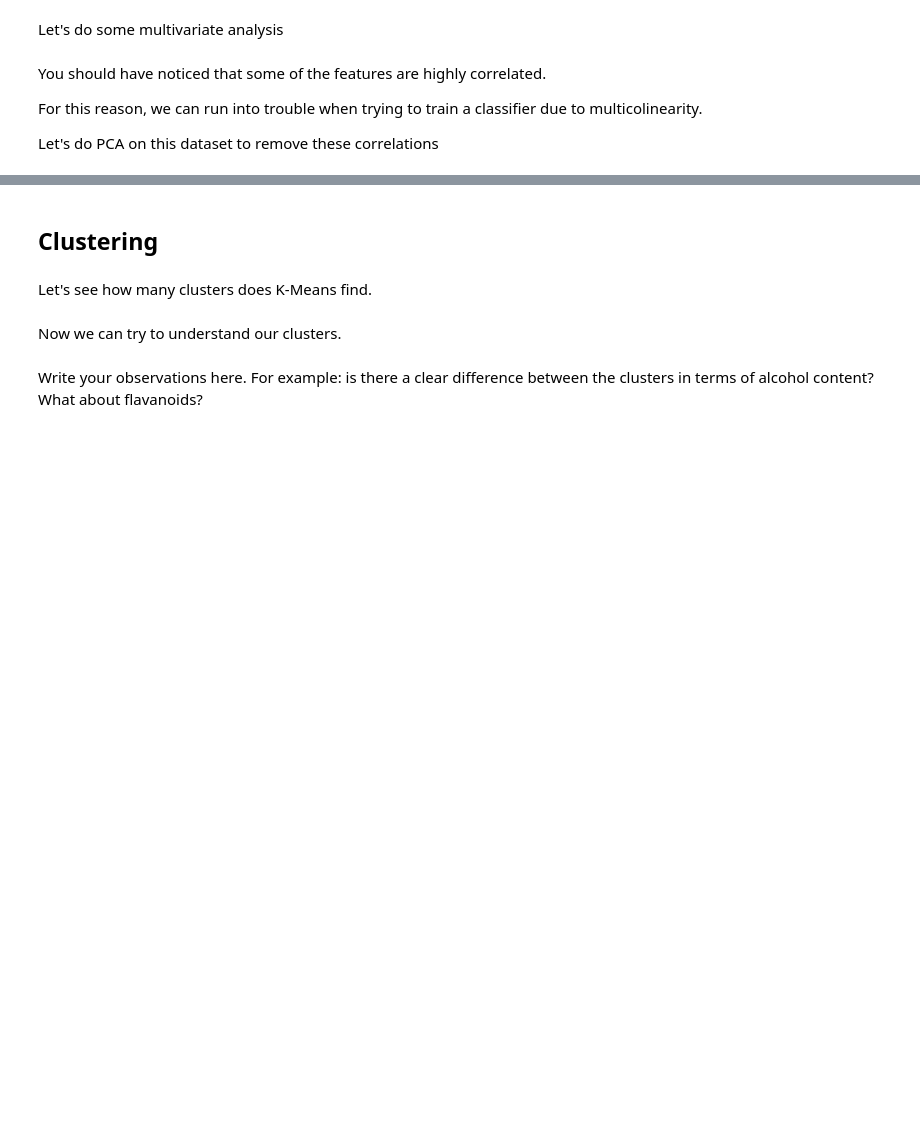
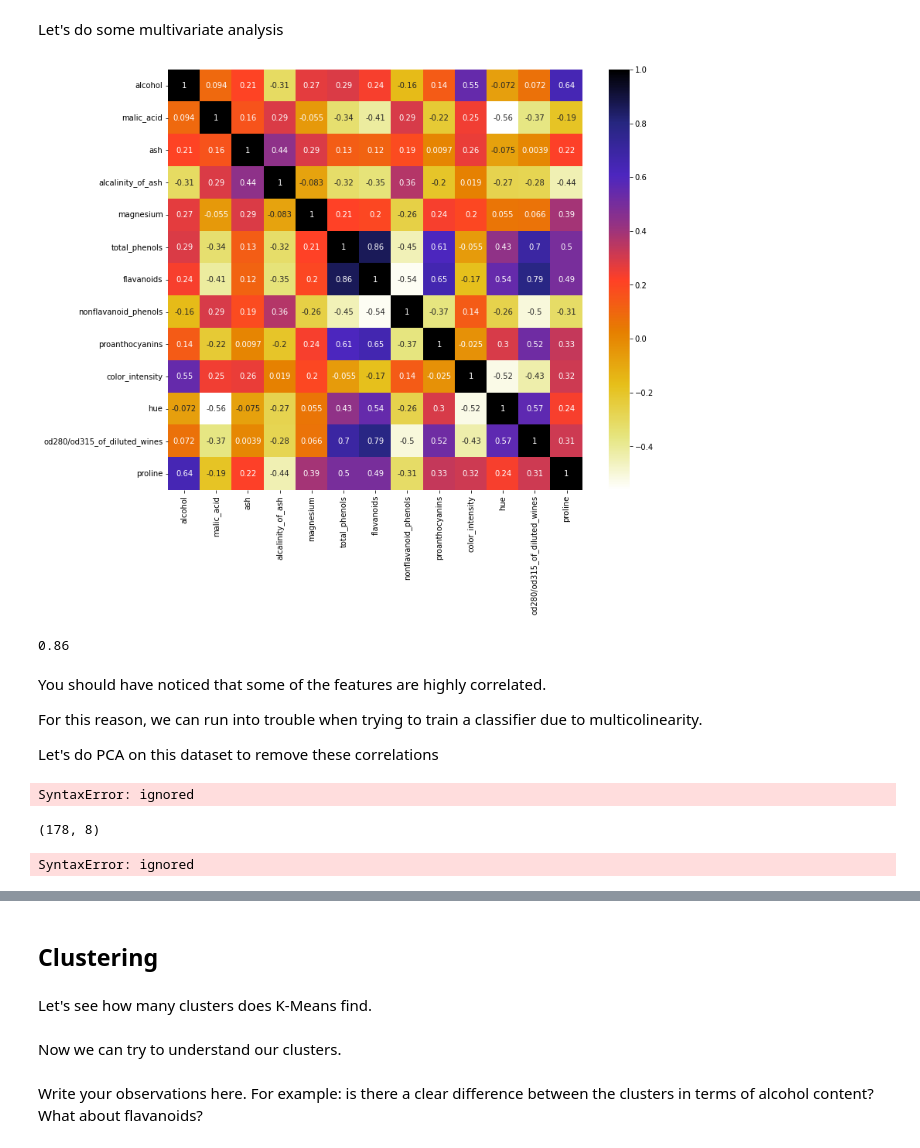
Before and after one commit to ADHIL-VENGAT/CE888-DataScience-and-Decision-making, a Jupyter notebook: lab5/lab_exploration.ipynb, the cells around one changed output, grey strips where cells are left out. Saved outputs shown, nothing was run; the diff lists cells and outputs as text; code cells hidden in the pictures; blank space fills up the shorter version.

```diff
--- a/lab5/lab_exploration.ipynb
+++ b/lab5/lab_exploration.ipynb
@@ -135,30 +119,87 @@ array([[<matplotlib.axes._subplots.AxesSubplot object at 0x...>,
 # %% [markdown]
 Let's do some multivariate analysis
+# %%
+X=df.drop(labels='y', axis=1)
 # %%
 # Calculate the correlations between each pair of variables
 
 # YOUR CODE HERE
 
+plt.figure(figsize=(12,10))
+cor = X.corr()
+sns.heatmap(cor, annot=True, cmap=plt.cm.CMRmap_r)
+plt.show()
 # Plot a heatmap of the correlations between pairs of FEATURES (i.e., don't include the target!)
 
 # YOUR CODE HERE
+# %% [output]
+[figure, added]
 # %%
 # What is the highest correlation between features?
+0.86
+# %% [output]
+0.86
 # %% [markdown]
 You should have noticed that some of the features are highly correlated.
 
 For this reason, we can run into trouble when trying to train a classifier due to multicolinearity.
 
 Let's do PCA on this dataset to remove these correlations
+# %%
+
+'y = np.array(df['y'])
+y
+# Add your libraries here
+from sklearn.decomposition import PCA, KernelPCA
+from sklearn.preprocessing import StandardScaler
+
+
+def std_pca(data,var=0.5): # define inputs: dataframe and variance
+    # Your code here
+    scaler = StandardScaler()
+    df_scaled = scaler.fit_transform(data.copy().drop(labels='y', axis=1))
+    pca = PCA(n_components=var,random_state=100)
+    X_p = pca.fit_transform(df_scaled)
+    y = np.array(df['y']).reshape(-1,1)
+    return np.concatenate([X_p,y],axis=1)
+# %% [output]
+SyntaxError: ignored
 # %%
 # Let's do PCA:
 # HINT: I suggest you attempt Q5 of the quiz and then use the function you developed
 #       in this and some of the following cells.
-
+from sklearn.preprocessing import StandardScaler
+from sklearn.decomposition import PCA, KernelPCA
 # 1. Standardise your data using a StandardScaler. Make sure you're not scaling the 'y'!
 
 # YOUR CODE HERE
+scaler=StandardScaler()
+data_scaled=scaler.fit_transform(X)
 
 # 2. Do PCA with 2 components. How much variance is retained from the original dataset?
 
 # YOUR CODE HERE
+def std_pca(df,var=0.5): # define inputs: dataframe and variance
+    # Your code here
+    scaler = StandardScaler()
+    X=df[['ash','alcohol', 'malic_acid', 'ash', 'alcalinity_of_ash', 'magnesium',
+       'total_phenols', 'flavanoids', 'nonflavanoid_phenols',
+       'proanthocyanins', 'color_intensity', 'hue',
+       'od280/od315_of_diluted_wines', 'proline']]
+    df_scaled = scaler.fit_transform(X)
+    pca = PCA(n_components=var,random_state=100)
+    try:
+      X_p = pca.fit_transform(df_scaled)
+      y = np.array(df['y']).reshape(-1,1)
+      return np.concatenate([X_p,y],axis=1)
+    except:
+      X_p = pca.fit_transform(df_scaled)
+      return X_p
+print(std_pca(df, 0.9).shape)
+# %% [output]
+(178, 8)
+# %%
+if 'y' isin df.columns:
+  print('y')
+# %% [output]
+SyntaxError: ignored
```
Also changed, not shown: parts of 9 cells of this notebook.
